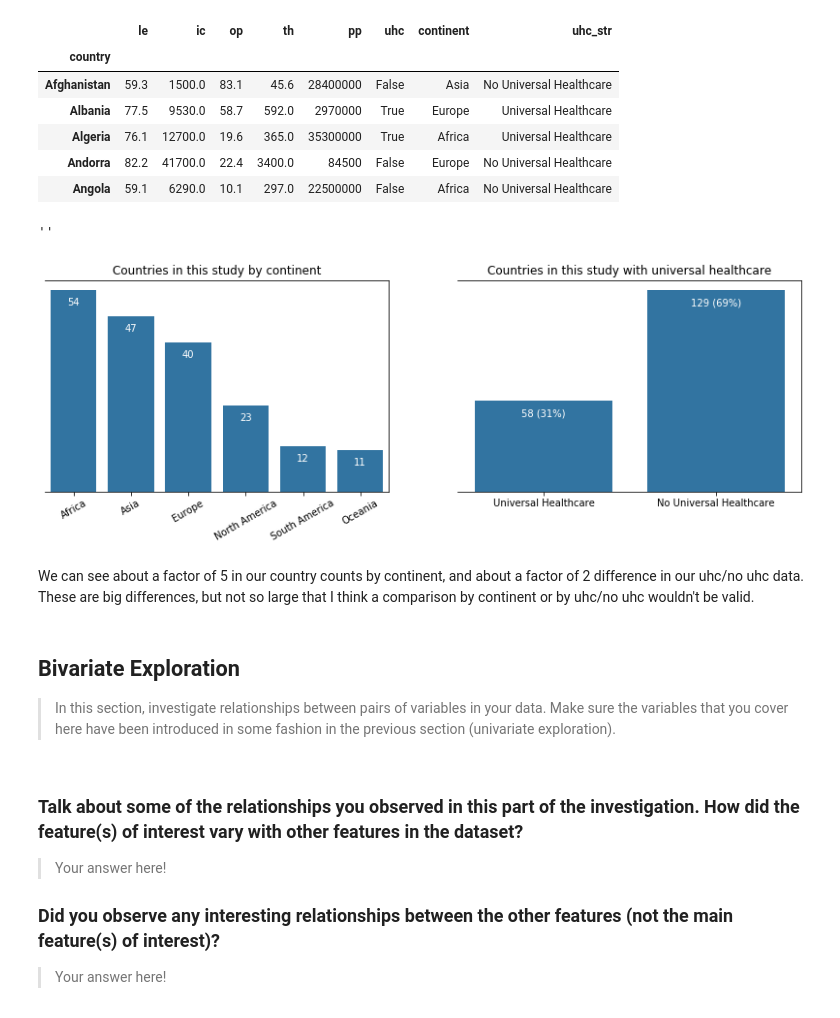
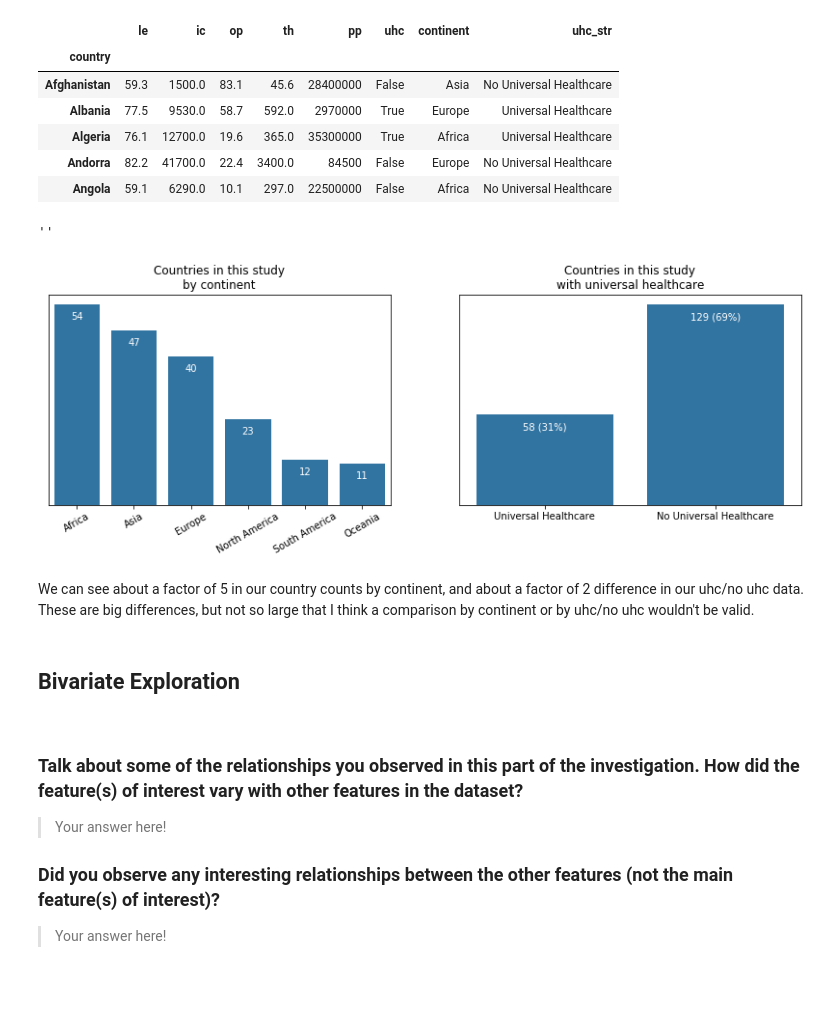
Before and after one commit to mullendavidh/nanodegree-project-5, a Jupyter notebook: exploration_template.ipynb, the cells around one changed output. Saved outputs shown, nothing was run; the diff lists cells and outputs as text; code cells hidden in the pictures; blank space fills up the shorter version.

```diff
--- a/exploration_template.ipynb
+++ b/exploration_template.ipynb
@@ -435,50 +493,48 @@ for loc, label in zip(locs, labels):
     plt.text(loc, count-4, pct_string, ha = 'center', color = 'w')
 
 # make label and aesthetic changes
-plt.title("Countries in this study by continent")
+plt.title("Countries in this study\nby continent")
 plt.xticks(rotation = 30)
 ax1.set(xlabel="", ylabel = "")
 # plt.xlabel("")
 # plt.ylabel("")
 ax1.set_yticks([])
 
 
 ###### GRAPH 2
 plt.subplot(1, 2, 2)
 # graph is most readable with uhc first.
 cat_list = ['Universal Healthcare', 'No Universal Healthcare']
 ax2 = sb.countplot(data = df_g, x = 'uhc_str', color = base_color, \
                   order = cat_list)
 
 # add annotations
 n_points = df_g.shape[0]
 cat_counts = df_g['uhc_str'].value_counts()
 locs, labels = plt.xticks() # get the current tick locations and labels
 for loc, label in zip(locs, labels):
     # get the text property for the label to get the correct count
     count = cat_counts[label.get_text()]
     pct_string = '{} ({:0.0f}%)'.format(count, 100*count/n_points)
     # print the annotation just below the top of the bar
     plt.text(loc, count-10, pct_string, ha = 'center', color = 'w')
 
 # make label and aesthetic changes
-plt.title("Countries in this study with universal healthcare")
+plt.title("Countries in this study\nwith universal healthcare")
 ax2.set(xlabel="", ylabel = "")
 ax2.set_yticks([])
 # plt.xlabel("")
 # plt.ylabel("")
 ;
 # %% [output]
 ''
-[figure, old version]
+[figure, new version]
 # %% [markdown]
 We can see about a factor of 5 in our country counts by continent, and about a factor of 2 difference in our uhc/no uhc data. These are big differences, but not so large that I think a comparison by continent or by uhc/no uhc wouldn't be valid.
-# %% [markdown]
-## Bivariate Exploration
-
-> In this section, investigate relationships between pairs of variables in your
-data. Make sure the variables that you cover here have been introduced in some
-fashion in the previous section (univariate exploration).
+# %% [markdown]
+## Bivariate Exploration
+
+>
 # %% [markdown]
 ### Talk about some of the relationships you observed in this part of the investigation. How did the feature(s) of interest vary with other features in the dataset?
 
```
Also changed, not shown: parts of 9 cells of this notebook.
